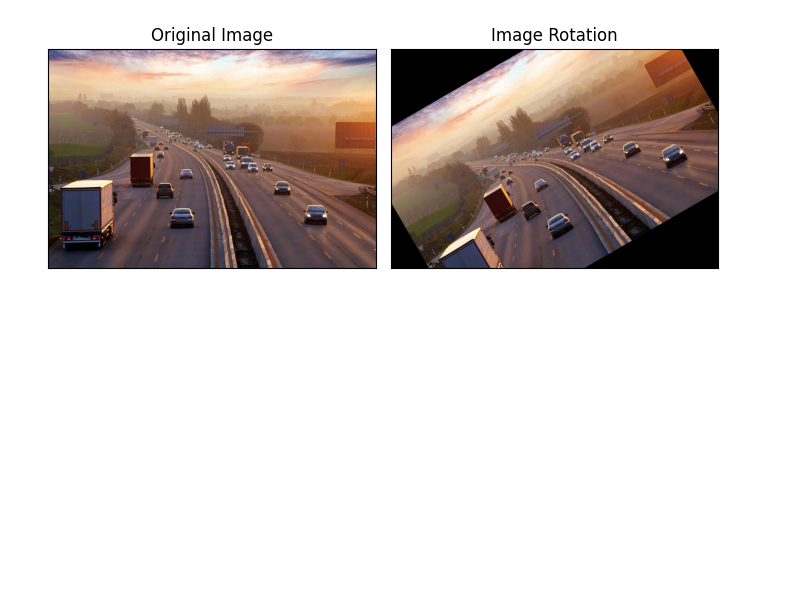
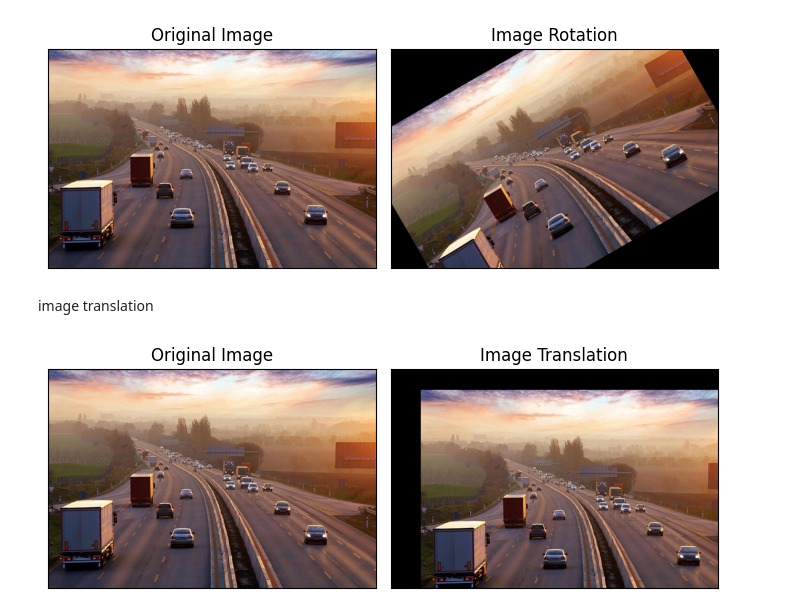
Before and after one commit to KingJupyter/openCV, a Jupyter notebook: image processing.ipynb, the cells around one changed output. Cells and saved outputs as stored; diff of their text form; code cells hidden in the pictures; blank space fills up the shorter version.

```diff
--- a/image processing.ipynb
+++ b/image processing.ipynb
@@ -105,3 +105,44 @@ plt.show()
 # %% [output]
 center : (550, 367)
 [figure]
+# %% [markdown]
+image translation
+# %%
+import cv2
+import matplotlib.pyplot as plt
+import numpy as np
+
+img = cv2.imread('image.jpg')
+
+image_rgb = cv2.cvtColor(img, cv2.COLOR_BGR2RGB)
+
+width = image_rgb.shape[1]
+height = image_rgb.shape[0]
+
+tx = 100
+ty = 70
+
+translation_matrix = np.array([[1, 0, tx], [0, 1, ty]],dtype=np.float32)
+
+translated_image = cv2.warpAffine(image_rgb, translation_matrix, (width, height))
+
+fig, axs = plt.subplots(1,2,figsize=(7,4))
+
+# Plot the original image
+axs[0].imshow(image_rgb)
+axs[0].set_title('Original Image')
+
+# Plot the transalted image
+axs[1].imshow(translated_image)
+axs[1].set_title('Image Translation')
+
+# Remove ticks from the subplots
+for ax in axs:
+    ax.set_xticks([])
+    ax.set_yticks([])
+
+# Display the subplots
+plt.tight_layout()
+plt.show()
+# %% [output]
+[figure, added]
```
Also changed, not shown: parts of 8 cells of this notebook, 2 other files.
